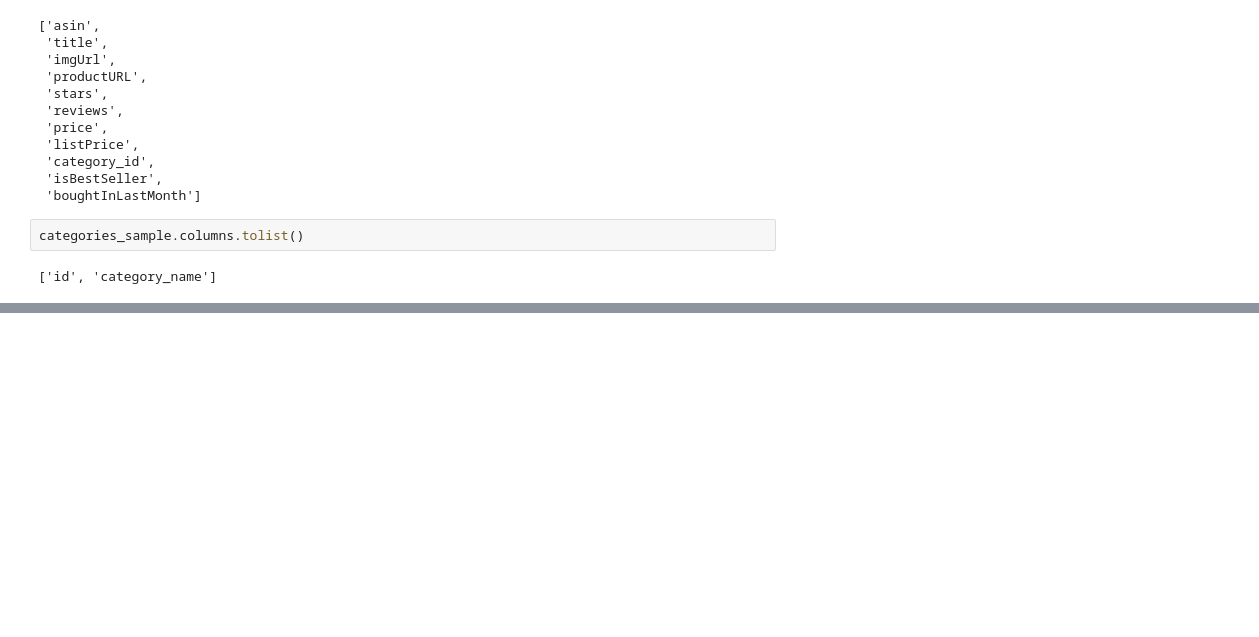
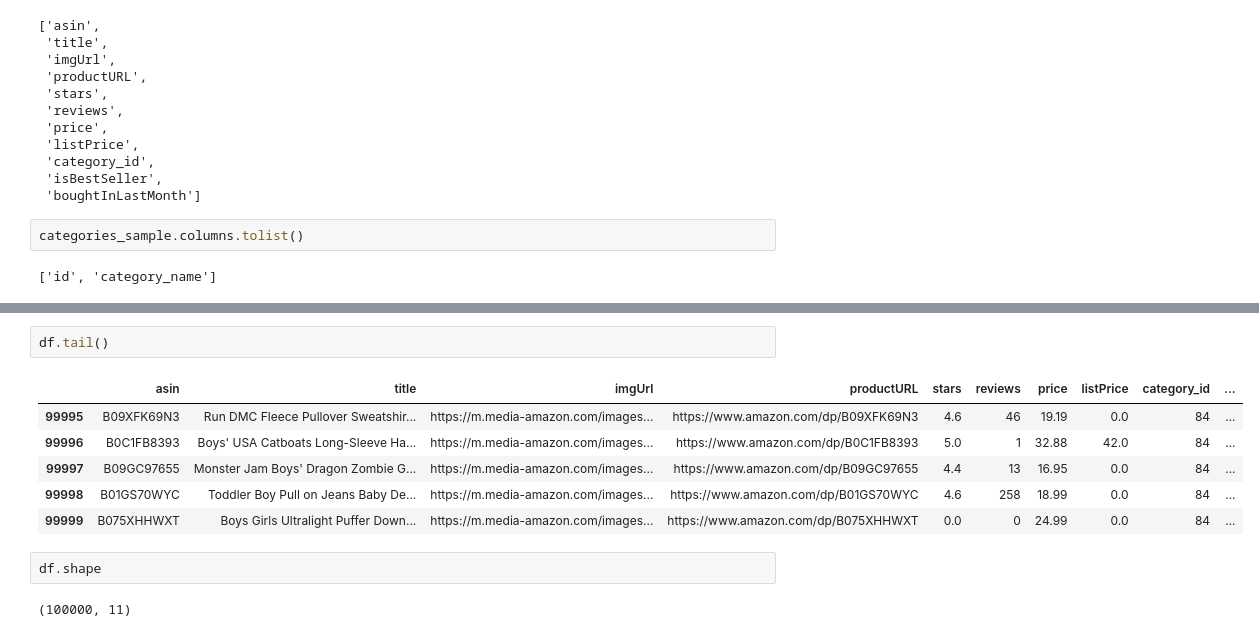
Before and after one commit to Niraj7272/E-Commerce_Product_Clustering_K-Means, a Jupyter notebook: notebooks/product_Clustering.ipynb, the cells around one changed output, grey strips where cells are left out. Drawn from its saved outputs; the diff is of its cells as text; blank space fills up the shorter version.

```diff
--- a/notebooks/product_Clustering.ipynb
+++ b/notebooks/product_Clustering.ipynb
@@ -50,0 +173,13 @@ categories_sample.columns.tolist()
+# %%
+df.tail()
+# %% [output]
+|  | asin | title | imgUrl | productURL | stars | reviews | price | listPrice | category_id | ... |
+| 99995 | B09XFK69N3 | Run DMC Fleece Pullover Sweatshir... | https://m.media-amazon.com/images... | https://www.amazon.com/dp/B09XFK69N3 | 4.6 | 46 | 19.19 | 0.0 | 84 | ... |
+| 99996 | B0C1FB8393 | Boys' USA Catboats Long-Sleeve Ha... | https://m.media-amazon.com/images... | https://www.amazon.com/dp/B0C1FB8393 | 5.0 | 1 | 32.88 | 42.0 | 84 | ... |
+| 99997 | B09GC97655 | Monster Jam Boys' Dragon Zombie G... | https://m.media-amazon.com/images... | https://www.amazon.com/dp/B09GC97655 | 4.4 | 13 | 16.95 | 0.0 | 84 | ... |
+| 99998 | B01GS70WYC | Toddler Boy Pull on Jeans Baby De... | https://m.media-amazon.com/images... | https://www.amazon.com/dp/B01GS70WYC | 4.6 | 258 | 18.99 | 0.0 | 84 | ... |
+| 99999 | B075XHHWXT | Boys Girls Ultralight Puffer Down... | https://m.media-amazon.com/images... | https://www.amazon.com/dp/B075XHHWXT | 0.0 | 0 | 24.99 | 0.0 | 84 | ... |
+# %%
+df.shape
+# %% [output]
+(100000, 11)
```
Also changed, not shown: parts of 19 cells of this notebook.
